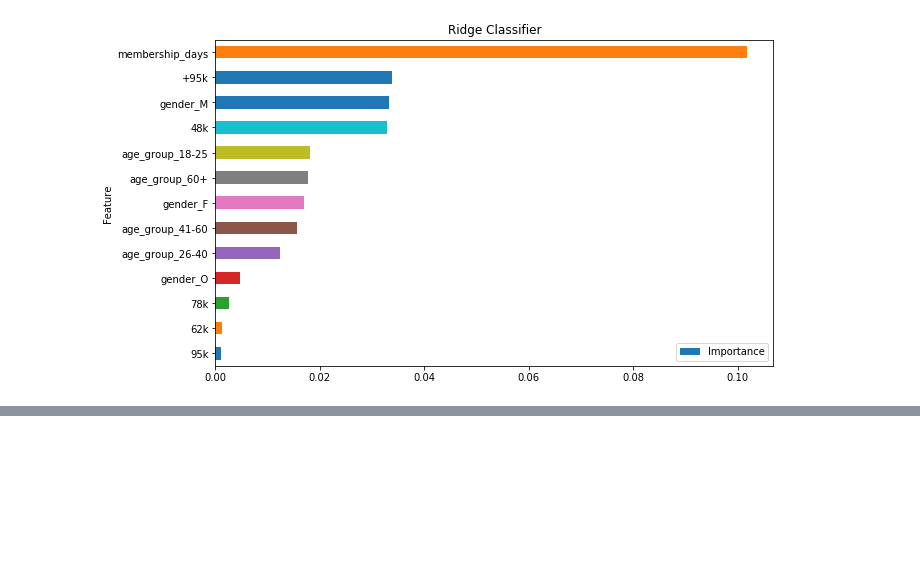
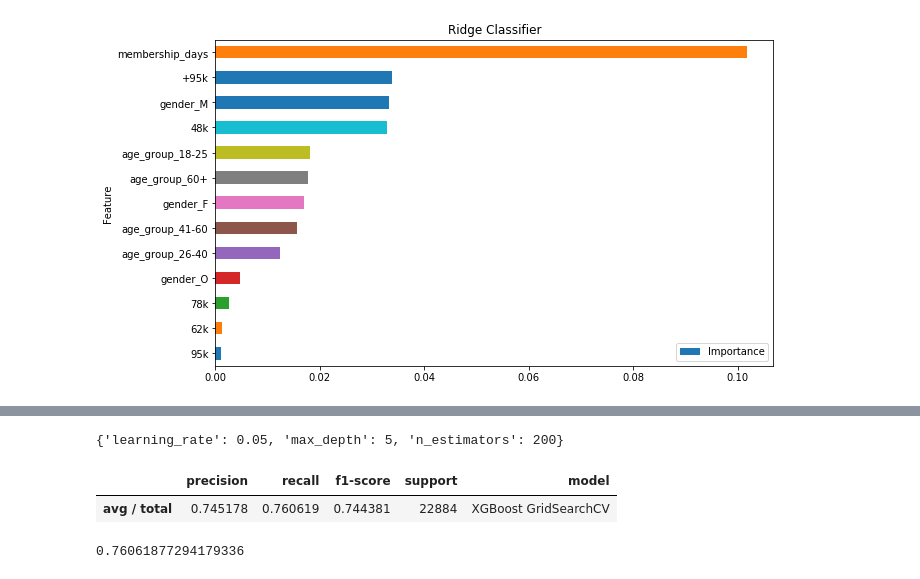
Before and after one commit to fgrrrg/uda_starbucks, a Jupyter notebook: Starbucks_Capstone_notebook_project.ipynb, the cells around one changed output, grey strips where cells are left out. Saved outputs shown, nothing was run; the diff lists cells and outputs as text; code cells hidden in the pictures; blank space fills up the shorter version.

```diff
--- a/Starbucks_Capstone_notebook_project.ipynb
+++ b/Starbucks_Capstone_notebook_project.ipynb
@@ -745,0 +841,7 @@ Text(0.5,1,'Ridge Classifier')
+# %%
+model = Pipeline([('scl', StandardScaler()), ('clf',GridSearchCV(GradientBoostingClassifier(),
+                                                                param_grid=parameters,
+                                                                 scoring='f1_weighted',
+
+                                                                 n_jobs=-1,
+                                                                refit=True))])
@@ -745,0 +857,25 @@ Text(0.5,1,'Ridge Classifier')
+# %%
+model.named_steps['clf'].best_params_
+# %% [output]
+{'learning_rate': 0.05, 'max_depth': 5, 'n_estimators': 200}
+# %%
+#XGBoost
+model = Pipeline([('scl', StandardScaler()), ('clf',
+                                              GradientBoostingClassifier(
+                                                  learning_rate= 0.05,
+                                                  max_depth= 5,
+                                                  n_estimators= 200))])
+
+model.fit(X_train, y_train)
+y_pred = model.predict(X_test)
+
+#report_df = report_df.append(pandas_classification_report(y_test, y_pred, 'XGBoost'))
+# %%
+report_dfcv = pandas_classification_report(y_test, y_pred, 'XGBoost GridSearchCV')
+# %%
+report_dfcv['support']=22884
+# %%
+report_dfcv
+# %% [output]
+|  | precision | recall | f1-score | support | model |
+| avg / total | 0.745178 | 0.760619 | 0.744381 | 22884 | XGBoost GridSearchCV |
@@ -745,0 +884,4 @@ Text(0.5,1,'Ridge Classifier')
+# %%
+accuracy_score(y_test, y_pred)
+# %% [output]
+0.76061877294179336
```
Also changed, not shown: parts of 23 cells of this notebook, 1 other file.
